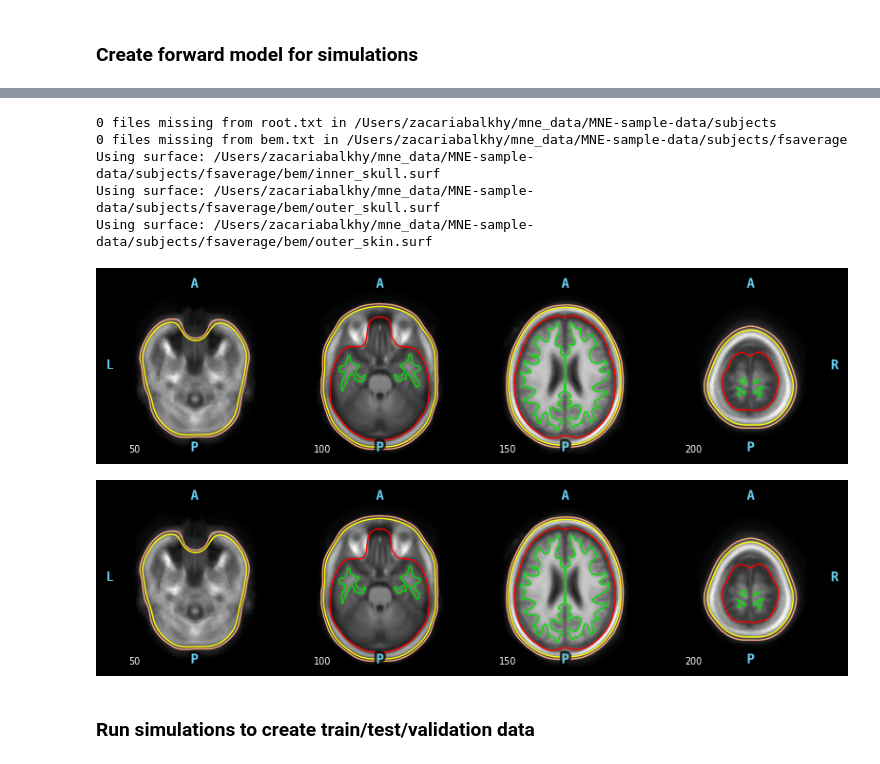
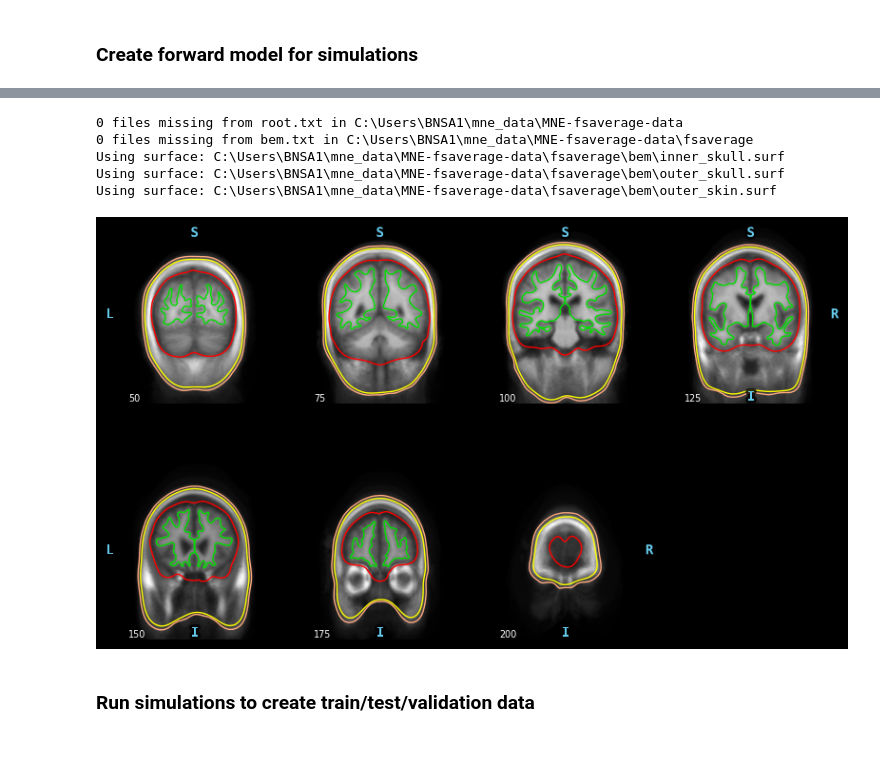
Before and after one commit to zbalkhy/esinet_MAE298, a Jupyter notebook: CNN_LSTM/workspace.ipynb, the cells around one changed output, grey strips where cells are left out. Cells and saved outputs as stored; diff of their text form; code cells hidden in the pictures.

```diff
--- a/CNN_LSTM/workspace.ipynb
+++ b/CNN_LSTM/workspace.ipynb
@@ -80,25 +82,24 @@ fwd = create_forward_model(sampling='ico4', info=info)
 # %%
 # plot BEM
 import mne
 import os
 fs_dir = mne.datasets.fetch_fsaverage(verbose=True)
 subjects_dir = os.path.dirname(fs_dir)
 plot_bem_kwargs = dict(
     subject='fsaverage',
     subjects_dir=subjects_dir,
     brain_surfaces="white",
-    orientation="axial", # axial for top down, coronal for front, sagittal for side
-    slices=[50, 100, 150, 200],
+    orientation="coronal", # "axial" for top down, "coronal" for front, "sagittal" for side
+    slices=[50, 75, 100, 125, 150, 175, 200],
 )
 mne.viz.plot_bem(**plot_bem_kwargs)
 # %% [output]
-0 files missing from root.txt in /Users/zacariabalkhy/mne_data/MNE-sample-data/subjects
-0 files missing from bem.txt in /Users/zacariabalkhy/mne_data/MNE-sample-data/subjects/fsaverage
-Using surface: /Users/zacariabalkhy/mne_data/MNE-sample-data/subjects/fsaverage/bem/inner_skull.surf
-Using surface: /Users/zacariabalkhy/mne_data/MNE-sample-data/subjects/fsaverage/bem/outer_skull.surf
-Using surface: /Users/zacariabalkhy/mne_data/MNE-sample-data/subjects/fsaverage/bem/outer_skin.surf
+0 files missing from root.txt in C:\Users\BNSA1\mne_data\MNE-fsaverage-data
+0 files missing from bem.txt in C:\Users\BNSA1\mne_data\MNE-fsaverage-data\fsaverage
+Using surface: C:\Users\BNSA1\mne_data\MNE-fsaverage-data\fsaverage\bem\inner_skull.surf
+Using surface: C:\Users\BNSA1\mne_data\MNE-fsaverage-data\fsaverage\bem\outer_skull.surf
+Using surface: C:\Users\BNSA1\mne_data\MNE-fsaverage-data\fsaverage\bem\outer_skin.surf
-[figure, old version]
+[figure, new version]
-[figure, removed]
 # %% [markdown]
 ### Run simulations to create train/test/validation data
 # %%
```
Also changed, not shown: parts of 1 cell of this notebook, 3 other files.
